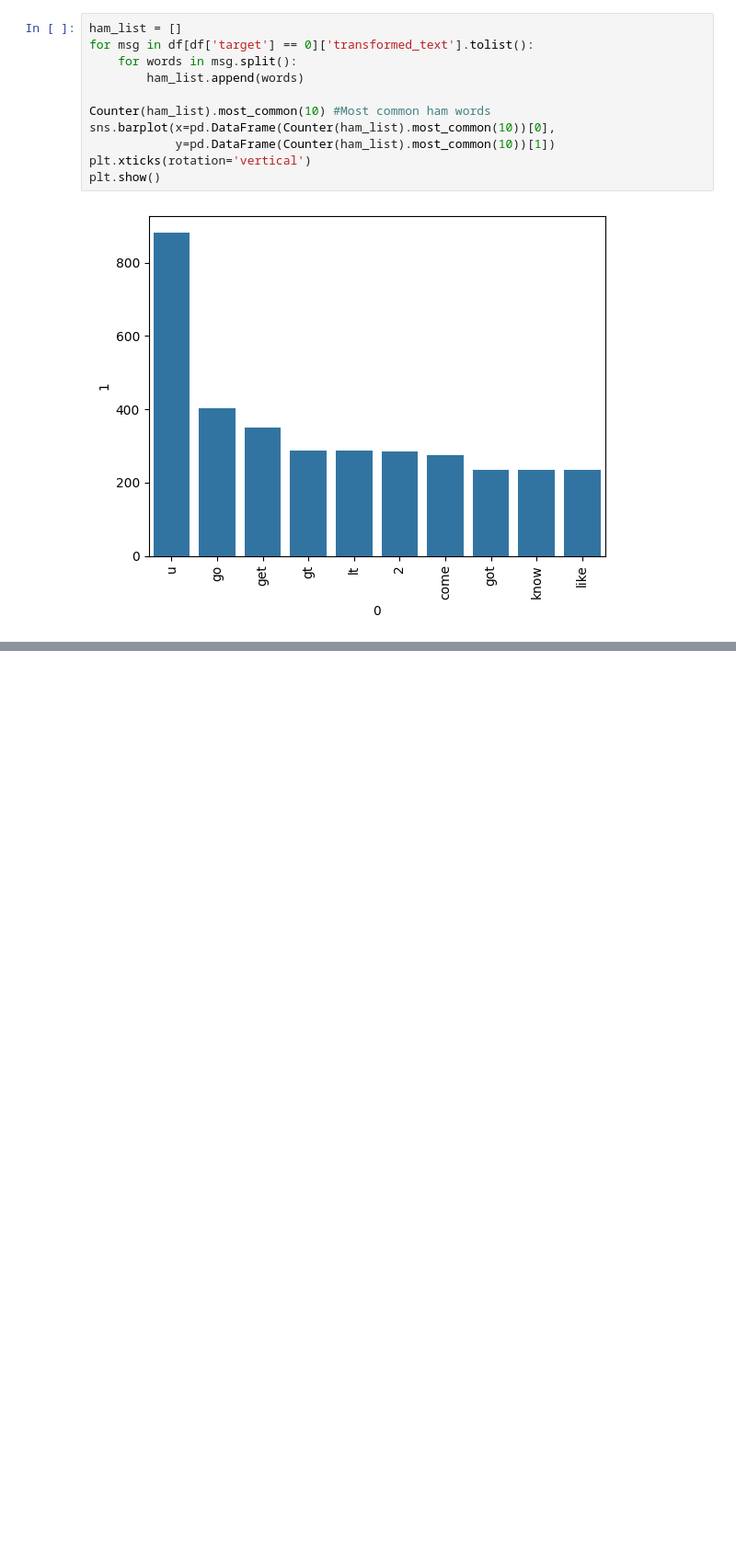
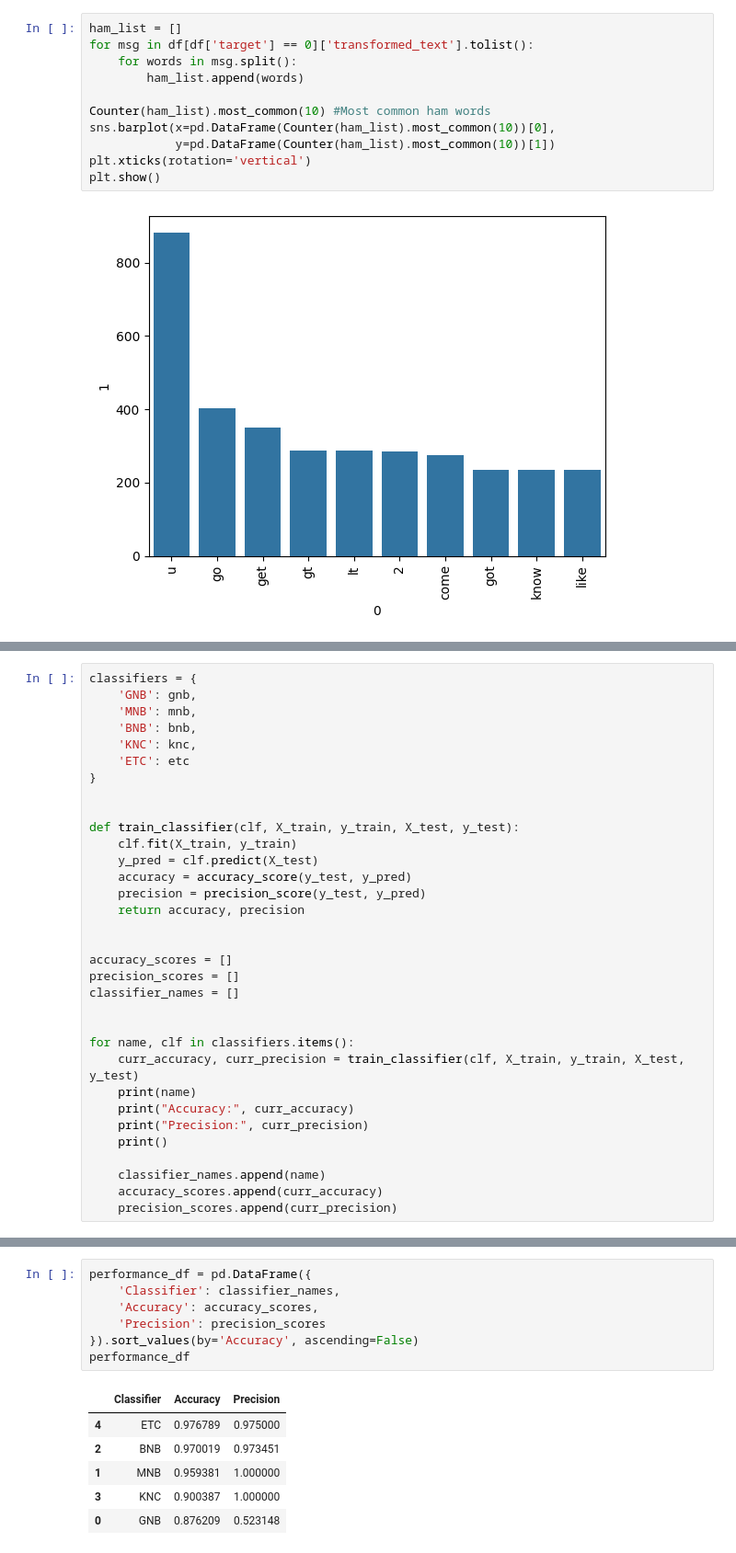
Before and after one commit to Ishrak-Saleh/spam-detection-nlp, a Jupyter notebook: spam_detection.ipynb, the cells around one changed output, grey strips where cells are left out. Shown: that part at 92% size. Drawn from its saved outputs; the diff is of its cells as text; blank space fills up the shorter version.

```diff
--- a/spam_detection.ipynb
+++ b/spam_detection.ipynb
@@ -286,0 +421,33 @@ plt.show()
+# %%
+classifiers = {
+    'GNB': gnb,
+    'MNB': mnb,
+    'BNB': bnb,
+    'KNC': knc,
+    'ETC': etc
+}
+
+
+def train_classifier(clf, X_train, y_train, X_test, y_test):
+    clf.fit(X_train, y_train)
+    y_pred = clf.predict(X_test)
+    accuracy = accuracy_score(y_test, y_pred)
+    precision = precision_score(y_test, y_pred)
+    return accuracy, precision
+
+
+accuracy_scores = []
+precision_scores = []
+classifier_names = []
+
+
+for name, clf in classifiers.items():
+    curr_accuracy, curr_precision = train_classifier(clf, X_train, y_train, X_test, y_test)
+    print(name)
+    print("Accuracy:", curr_accuracy)
+    print("Precision:", curr_precision)
+    print()
+
+    classifier_names.append(name)
+    accuracy_scores.append(curr_accuracy)
+    precision_scores.append(curr_precision)
@@ -286,0 +474,14 @@ plt.show()
+# %%
+performance_df = pd.DataFrame({
+    'Classifier': classifier_names,
+    'Accuracy': accuracy_scores,
+    'Precision': precision_scores
+}).sort_values(by='Accuracy', ascending=False)
+performance_df
+# %% [output]
+|  | Classifier | Accuracy | Precision |
+| 4 | ETC | 0.976789 | 0.975000 |
+| 2 | BNB | 0.970019 | 0.973451 |
+| 1 | MNB | 0.959381 | 1.000000 |
+| 3 | KNC | 0.900387 | 1.000000 |
+| 0 | GNB | 0.876209 | 0.523148 |
```
Also changed, not shown: parts of 16 cells of this notebook.
